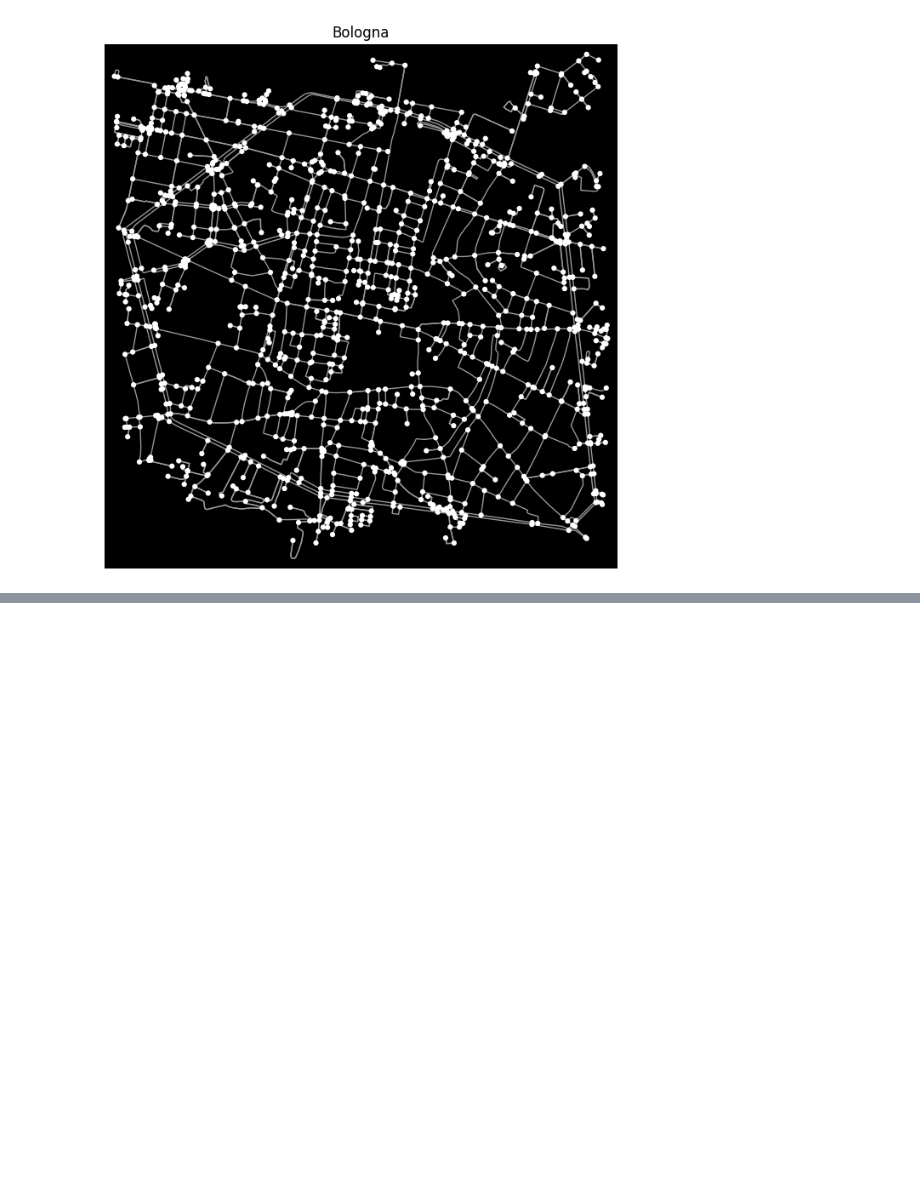
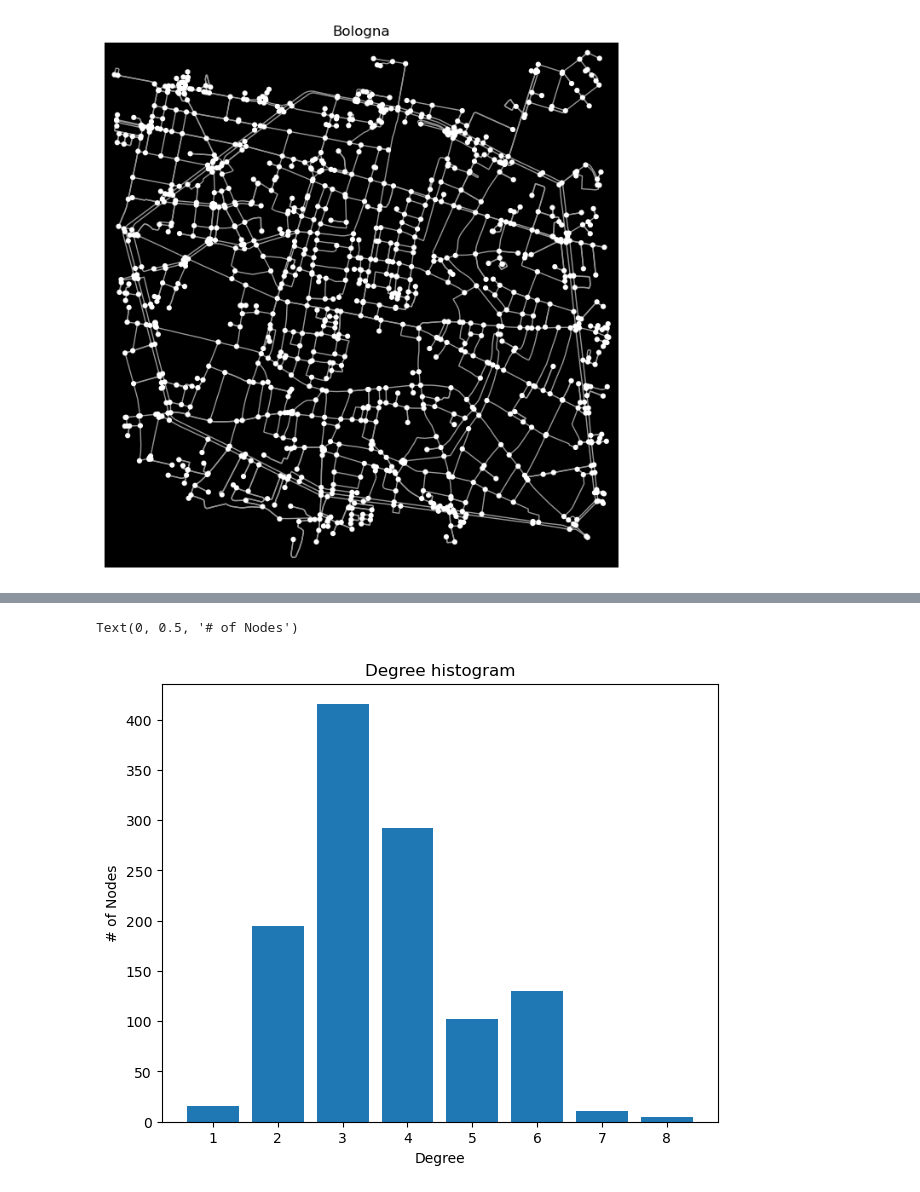
Before and after one commit to MassimoMario/Bologna_urban_network_analysis, a Jupyter notebook: COMPLEX.ipynb, the cells around one changed output, grey strips where cells are left out. Drawn from its saved outputs; the diff is of its cells as text; code cells hidden in the pictures; blank space fills up the shorter version.

```diff
--- a/COMPLEX.ipynb
+++ b/COMPLEX.ipynb
@@ -83,3 +100,20 @@ plt.show()
+# %%
+degree_sequence = sorted((d for n, d in G.degree()), reverse=True)
+
+fig = plt.figure("Degree of a random graph", figsize=(15, 15))
+
+axgrid = fig.add_gridspec(5, 4)
+
+
+
+ax2 = fig.add_subplot(axgrid[3:, 2:])
+ax2.bar(*np.unique(degree_sequence, return_counts=True))
+ax2.set_title("Degree histogram")
+ax2.set_xlabel("Degree")
+ax2.set_ylabel("# of Nodes")
+# %% [output]
+Text(0, 0.5, '# of Nodes')
+[figure, added]
 # %%
 # compute betweness centrality
 edge_betweenness_centrality = nx.edge_betweenness_centrality(G)
```
Also changed, not shown: parts of 8 cells of this notebook.
